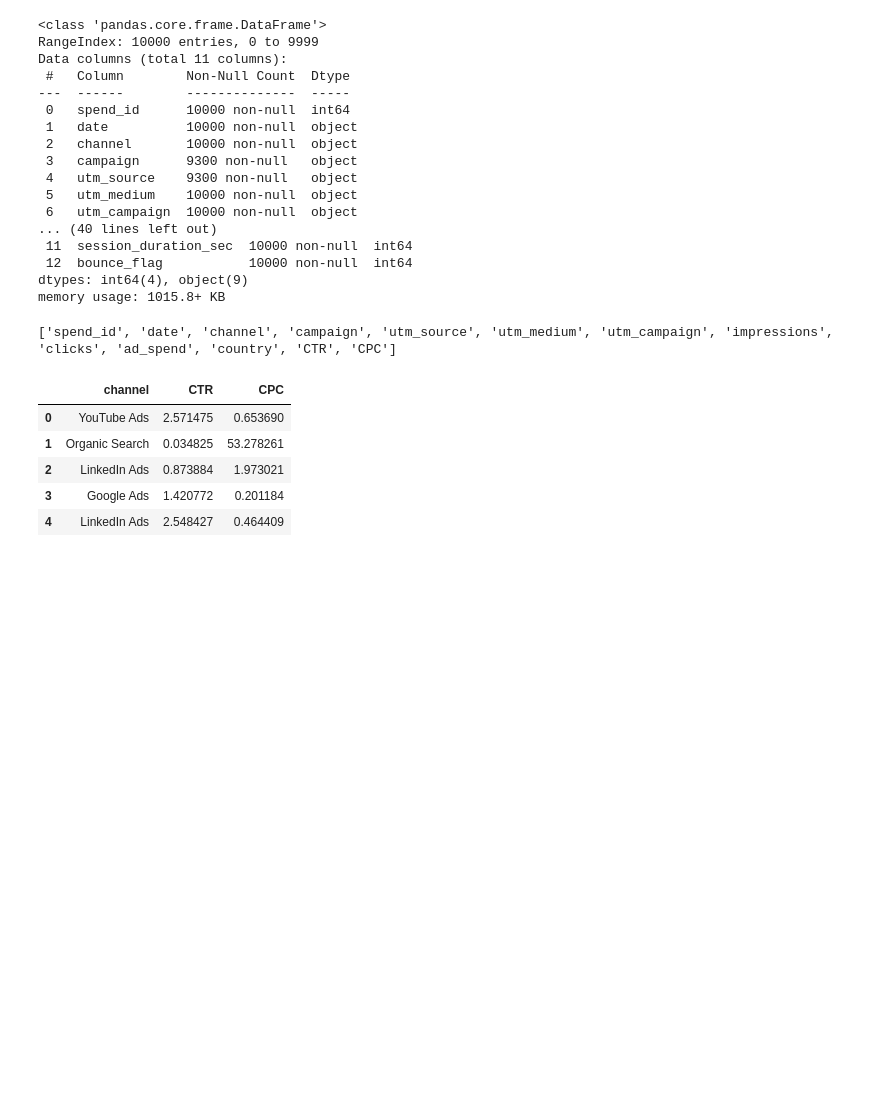
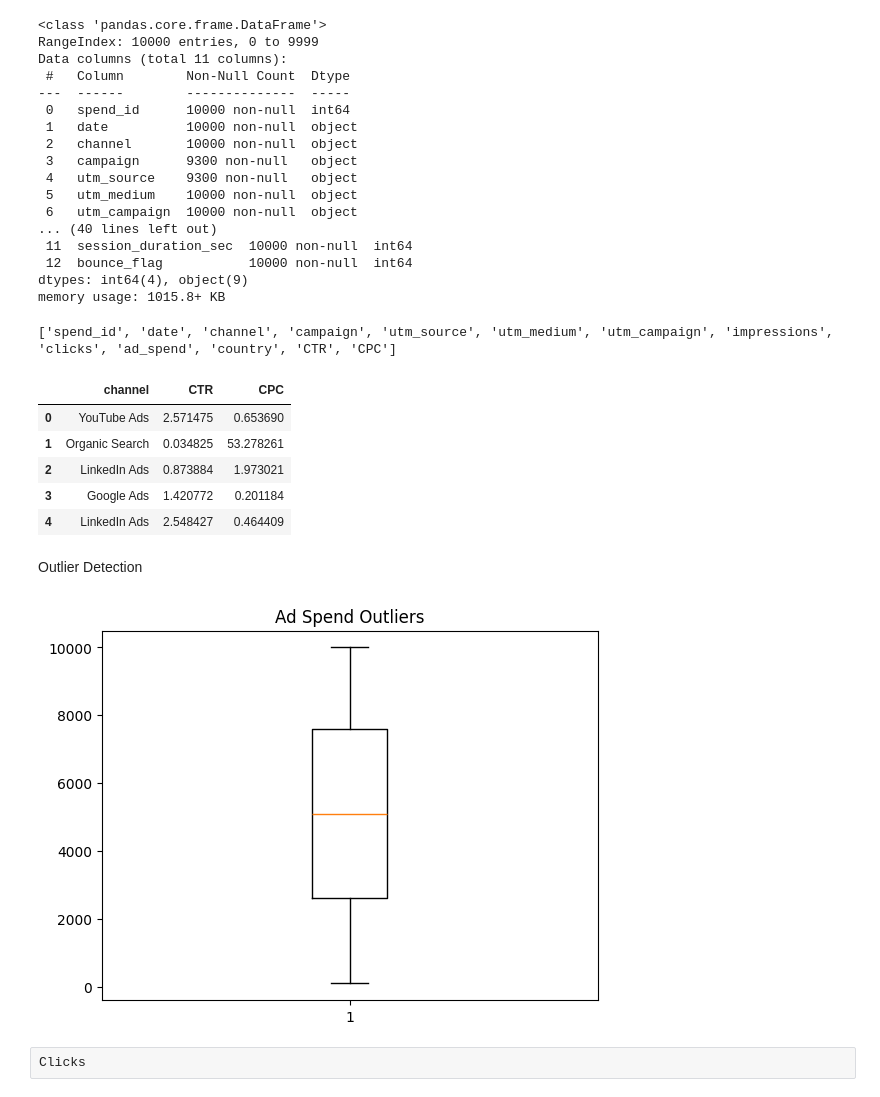
Before and after one commit to hitteshkharyal/Marketing-_ROI_Dashboard, a Jupyter notebook: project1.ipynb, the cells around one changed output. Drawn from its saved outputs; the diff is of its cells as text; code cells hidden in the pictures; blank space fills up the shorter version.

Commit message:
Added outlier analysis

```diff
--- a/project1.ipynb
+++ b/project1.ipynb
@@ -222,3 +222,27 @@ ad_spend[['channel', 'CTR', 'CPC']].head()
 | 2 | LinkedIn Ads | 0.873884 | 1.973021 |
 | 3 | Google Ads | 1.420772 | 0.201184 |
 | 4 | LinkedIn Ads | 2.548427 | 0.464409 |
+# %% [markdown]
+Outlier Detection
+# %%
+import pandas as pd
+ad_spend = pd.read_csv(
+    "dataset/ad_spend_10k.csv"
+)
+
+crm = pd.read_csv(
+    "dataset/crm_conversions_10k.csv"
+)
+
+web = pd.read_csv(
+    "dataset/web_analytics_logs_10k.csv"
+)
+import matplotlib.pyplot as plt
+
+plt.boxplot(ad_spend['ad_spend'])
+plt.title("Ad Spend Outliers")
+plt.show()
+# %% [output]
+[figure, added]
+# %% [raw]
+Clicks
```
Also changed, not shown: parts of 1 cell of this notebook.
